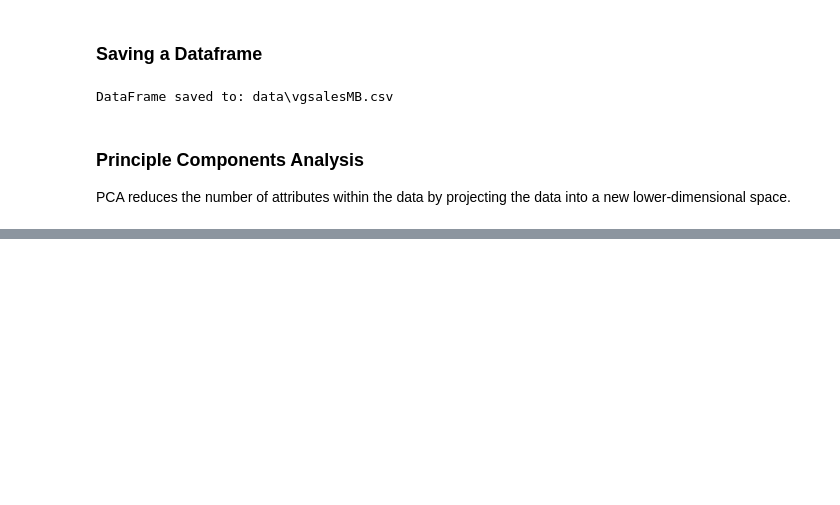
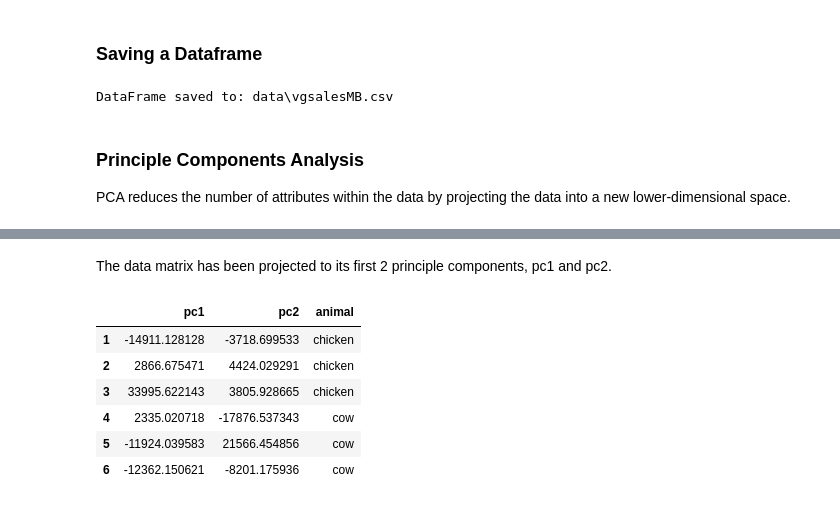
Before and after one commit to itspennyh/CSC177, a Jupyter notebook: dataPreProsUn226.ipynb, the cells around one changed output, grey strips where cells are left out. Cells and saved outputs as stored; diff of their text form; code cells hidden in the pictures; blank space fills up the shorter version.

```diff
--- a/dataPreProsUn226.ipynb
+++ b/dataPreProsUn226.ipynb
@@ -289,0 +289,21 @@ FileNotFoundError: [Errno 2] No such file or directory: '.Animals/animals1.jpg'
+# %% [markdown]
+The data matrix has been projected to its first 2 principle components, pc1 and pc2.
+# %%
+import pandas as pd
+from sklearn.decomposition import PCA
+numComponents = 2
+pca = PCA(n_components=numComponents)
+pca.fit(imgData)
+projected = pca.transform(imgData)
+projected = pd.DataFrame(
+    projected,columns=['pc1','pc2'],index=range(1,numImages+1))
+projected['animal'] = ['chicken', 'chicken', 'chicken', 'cow', 'cow', 'cow']
+projected
+# %% [output]
+|  | pc1 | pc2 | animal |
+| 1 | -14911.128128 | -3718.699533 | chicken |
+| 2 | 2866.675471 | 4424.029291 | chicken |
+| 3 | 33995.622143 | 3805.928665 | chicken |
+| 4 | 2335.020718 | -17876.537343 | cow |
+| 5 | -11924.039583 | 21566.454856 | cow |
+| 6 | -12362.150621 | -8201.175936 | cow |
```
Also changed, not shown: parts of 3 cells of this notebook.
